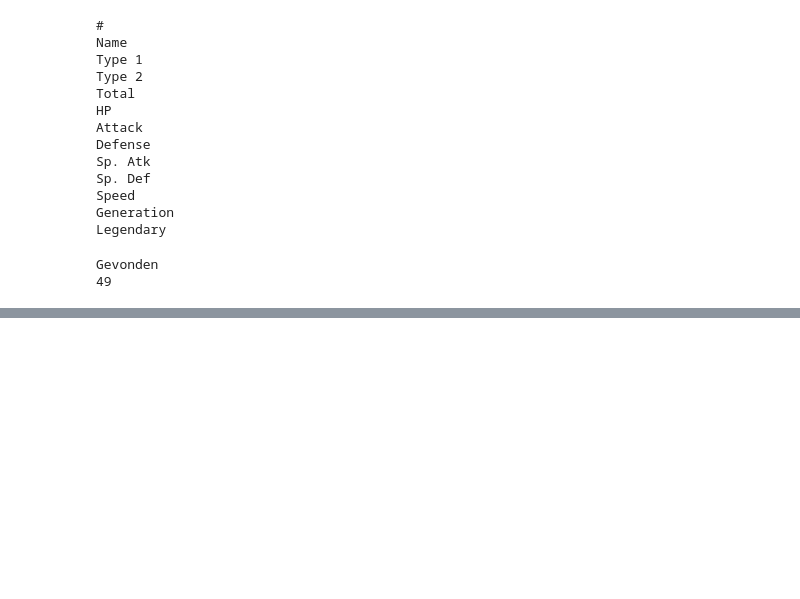
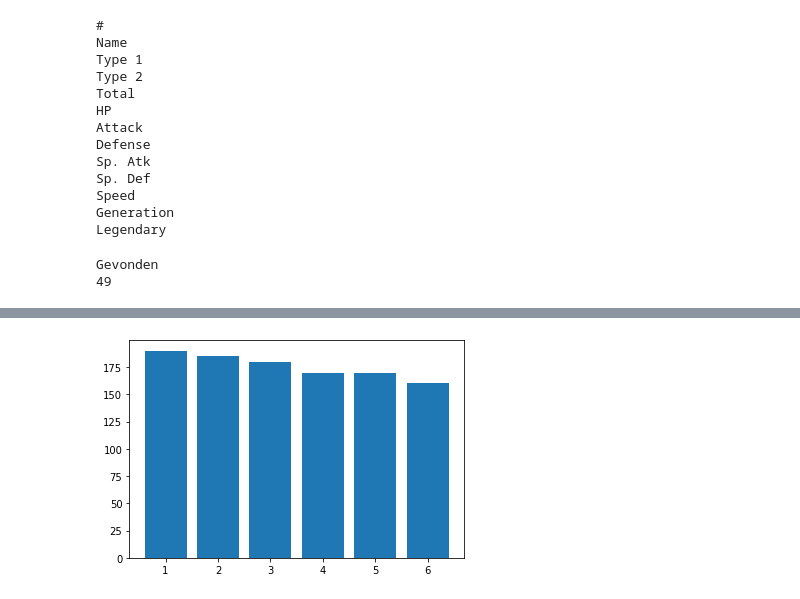
Before and after one commit to FelixvL/pythonnaardatabaseolc2207, a Jupyter notebook: Untitled.ipynb, the cells around one changed output, grey strips where cells are left out. Drawn from its saved outputs; the diff is of its cells as text; code cells hidden in the pictures; blank space fills up the shorter version.

```diff
--- a/Untitled.ipynb
+++ b/Untitled.ipynb
@@ -100,0 +110,7 @@ Gevonden
+# %%
+import matplotlib.pyplot as plt
+fig, ax = plt.subplots()
+ax.bar(df["Generation"],df["Attack"])
+plt.show()
+# %% [output]
+[figure, added]
```
Also changed, not shown: parts of 5 cells of this notebook.
